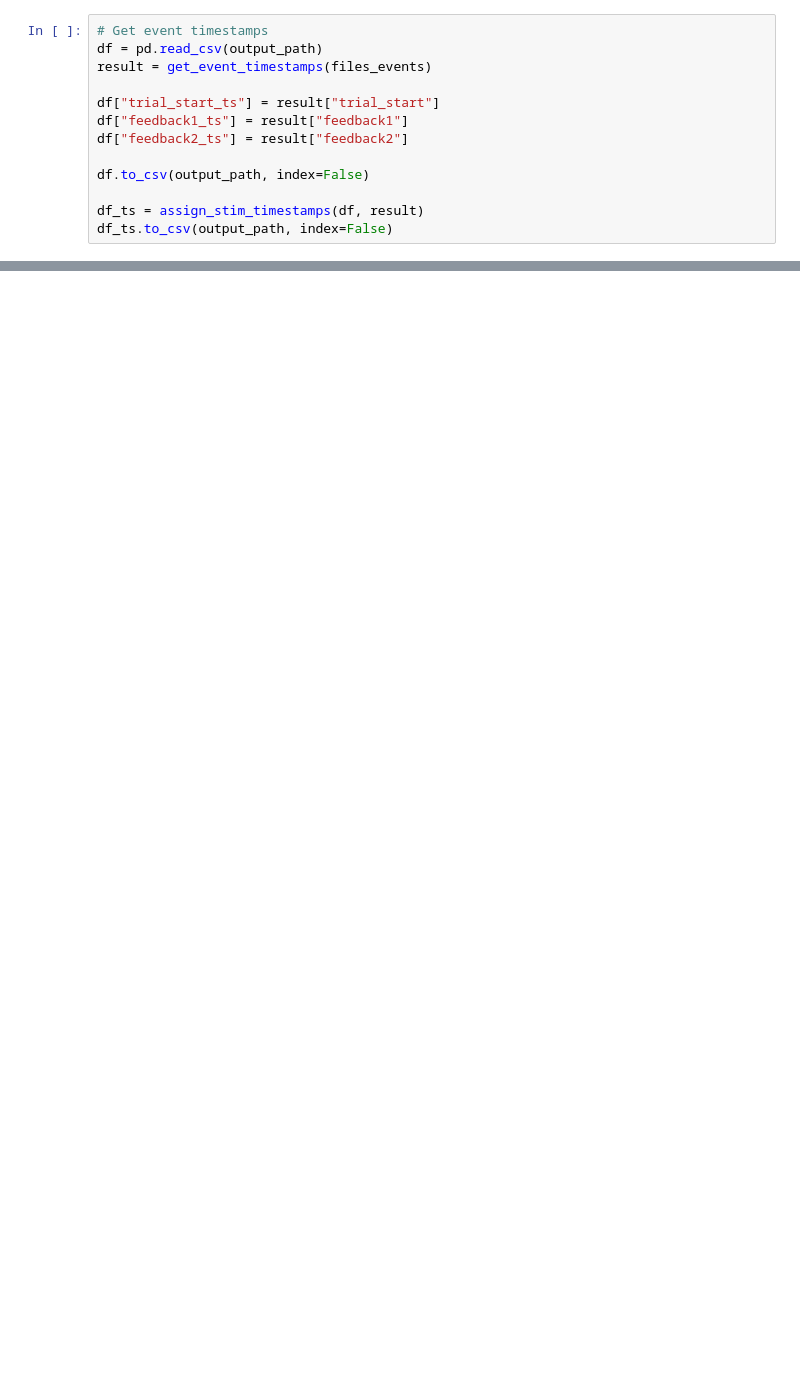
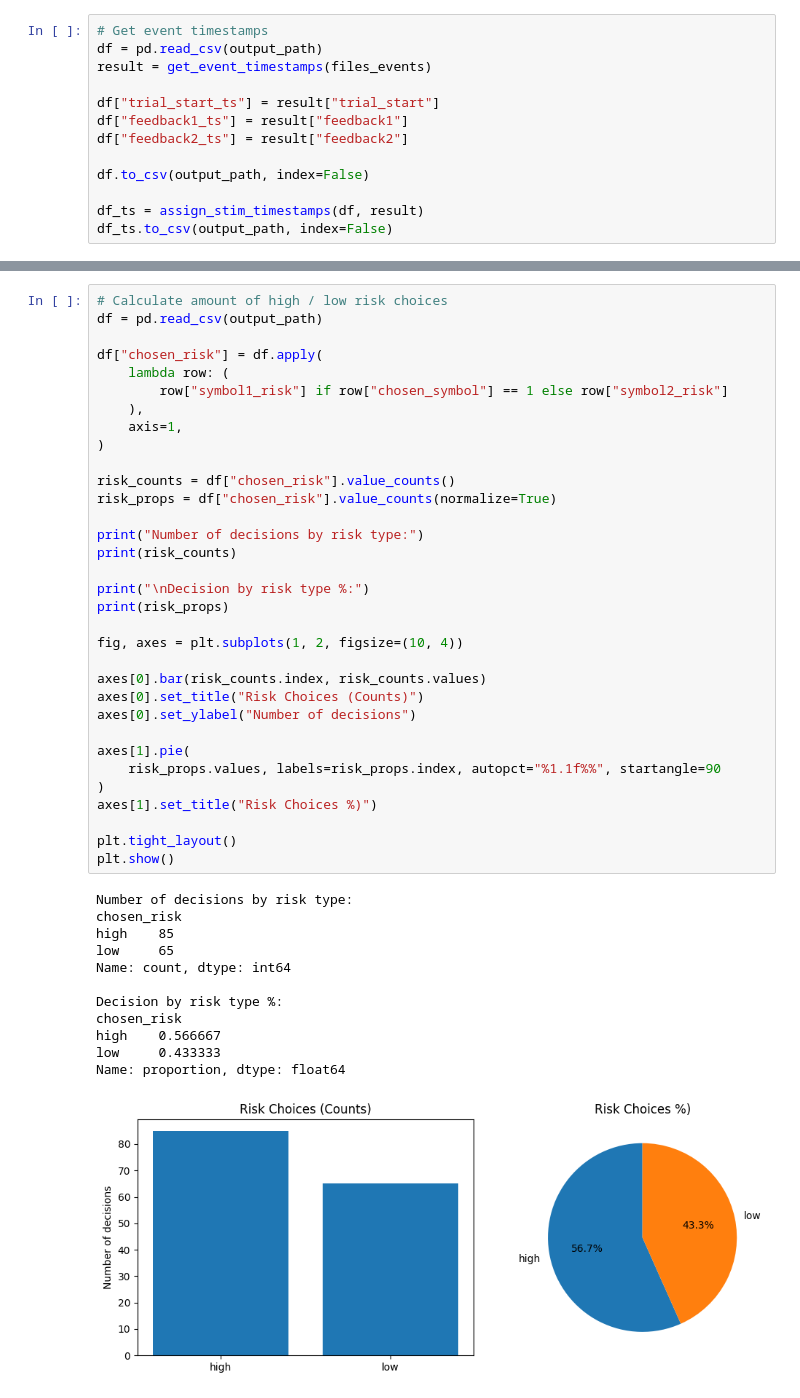
Before and after one commit to Jealiee/Parkinsons-Signal-Analysis, a Jupyter notebook: main.ipynb, the cells around one changed output, grey strips where cells are left out. Drawn from its saved outputs; the diff is of its cells as text; blank space fills up the shorter version.

```diff
--- a/main.ipynb
+++ b/main.ipynb
@@ -86,0 +231,46 @@ df.to_csv(output_path,index=False)
+# %%
+# Calculate amount of high / low risk choices
+df = pd.read_csv(output_path)
+
+df["chosen_risk"] = df.apply(
+    lambda row: (
+        row["symbol1_risk"] if row["chosen_symbol"] == 1 else row["symbol2_risk"]
+    ),
+    axis=1,
+)
+
+risk_counts = df["chosen_risk"].value_counts()
+risk_props = df["chosen_risk"].value_counts(normalize=True)
+
+print("Number of decisions by risk type:")
+print(risk_counts)
+
+print("\nDecision by risk type %:")
+print(risk_props)
+
+fig, axes = plt.subplots(1, 2, figsize=(10, 4))
+
+axes[0].bar(risk_counts.index, risk_counts.values)
+axes[0].set_title("Risk Choices (Counts)")
+axes[0].set_ylabel("Number of decisions")
+
+axes[1].pie(
+    risk_props.values, labels=risk_props.index, autopct="%1.1f%%", startangle=90
+)
+axes[1].set_title("Risk Choices %)")
+
+plt.tight_layout()
+plt.show()
+# %% [output]
+Number of decisions by risk type:
+chosen_risk
+high    85
+low     65
+Name: count, dtype: int64
+
+Decision by risk type %:
+chosen_risk
+high    0.566667
+low     0.433333
+Name: proportion, dtype: float64
+[figure, added]
```
Also changed, not shown: parts of 10 cells of this notebook.
